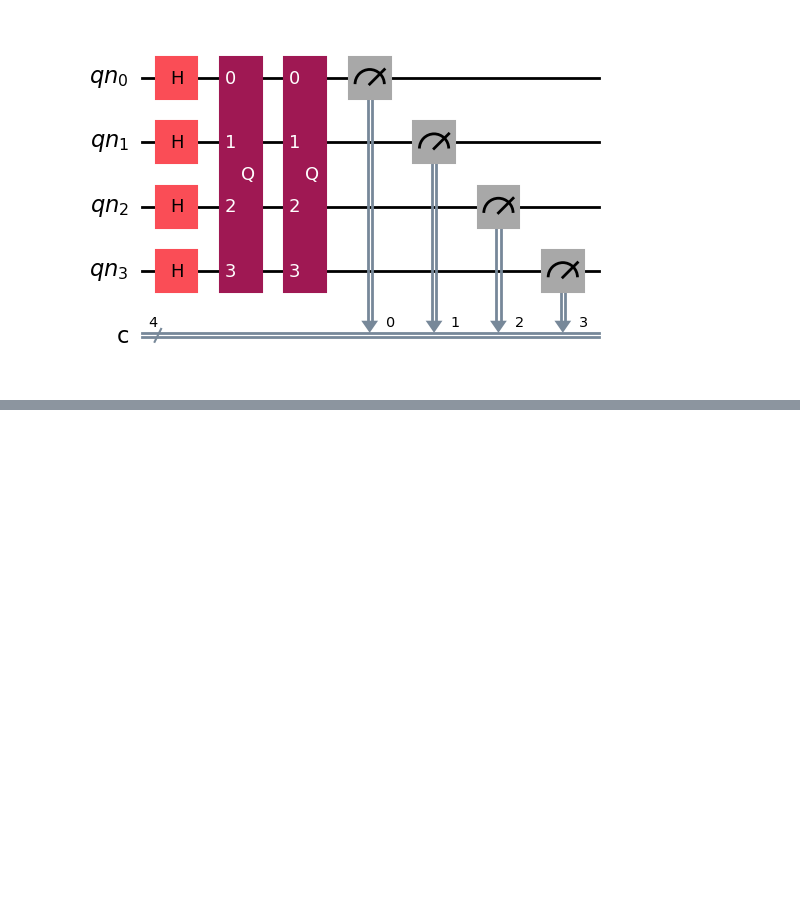
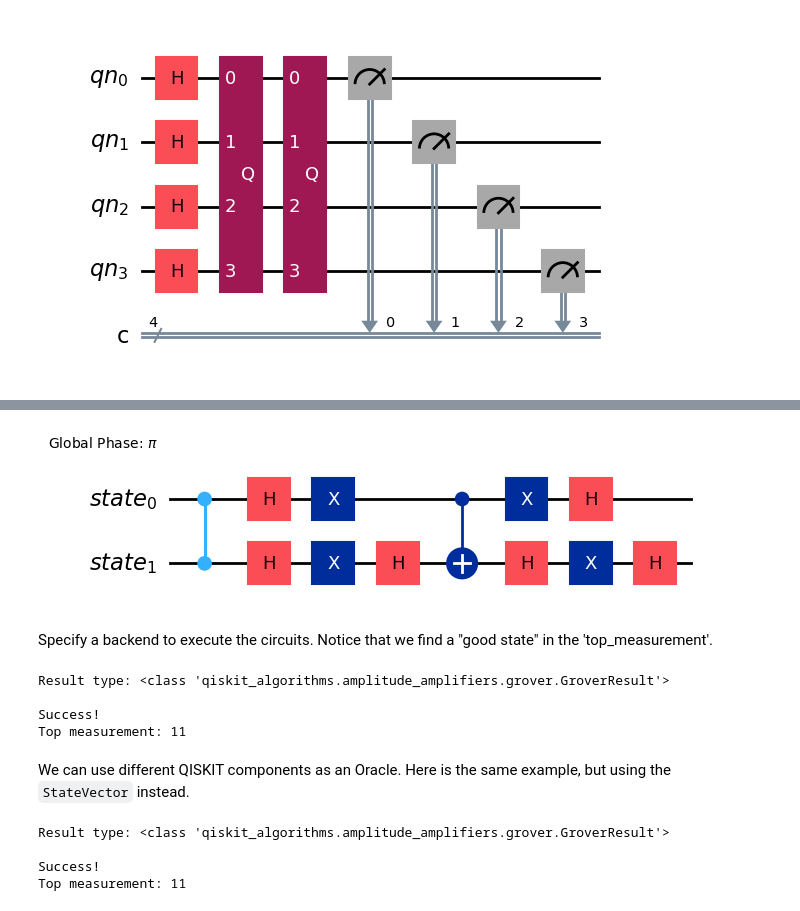
Before and after one commit to skingham/londonmet_quantum_tutorials, a Jupyter notebook: notebooks/week_3-grover.ipynb, the cells around one changed output, grey strips where cells are left out. Cells and saved outputs as stored; diff of their text form; code cells hidden in the pictures; blank space fills up the shorter version.

```diff
--- a/notebooks/week_3-grover.ipynb
+++ b/notebooks/week_3-grover.ipynb
@@ -158,0 +161,56 @@ Depth: 4
+# %%
+from qiskit import QuantumCircuit
+from qiskit_algorithms import AmplificationProblem
+
+# the state we desire to find is '11'
+good_state = ["11"]
+
+# specify the oracle that marks the state '11' as a good solution
+oracle = QuantumCircuit(2)
+oracle.cz(0, 1)
+
+# define Grover's algorithm
+problem = AmplificationProblem(oracle, is_good_state=good_state)
+
+# now we can have a look at the Grover operator that is used in running the algorithm
+# (Algorithm circuits are wrapped in a gate to appear in composition as a block
+# so we have to decompose() the op to see it expanded into its component gates.)
+problem.grover_operator.decompose().draw(output="mpl")
+# %% [output]
+[figure, added]
+# %% [markdown]
+Specify a backend to execute the circuits.  Notice that we find a "good state" in the 'top_measurement'.
+# %%
+from qiskit_algorithms import Grover
+from qiskit.primitives import Sampler
+
+grover = Grover(sampler=Sampler())
+result = grover.amplify(problem)
+print("Result type:", type(result))
+print()
+print("Success!" if result.oracle_evaluation else "Failure!")
+print("Top measurement:", result.top_measurement)
+# %% [output]
+Result type: <class 'qiskit_algorithms.amplitude_amplifiers.grover.GroverResult'>
+
+Success!
+Top measurement: 11
+# %% [markdown]
+We can use different QISKIT components as an Oracle.  Here is the same example, but using the `StateVector` instead.
+# %%
+from qiskit.quantum_info import Statevector
+
+oracle = Statevector.from_label("11")
+problem = AmplificationProblem(oracle, is_good_state=["11"])
+
+grover = Grover(sampler=Sampler())
+result = grover.amplify(problem)
+print("Result type:", type(result))
+print()
+print("Success!" if result.oracle_evaluation else "Failure!")
+print("Top measurement:", result.top_measurement)
+# %% [output]
+Result type: <class 'qiskit_algorithms.amplitude_amplifiers.grover.GroverResult'>
+
+Success!
+Top measurement: 11
```
Also changed, not shown: parts of 40 cells of this notebook, 3 other files.
